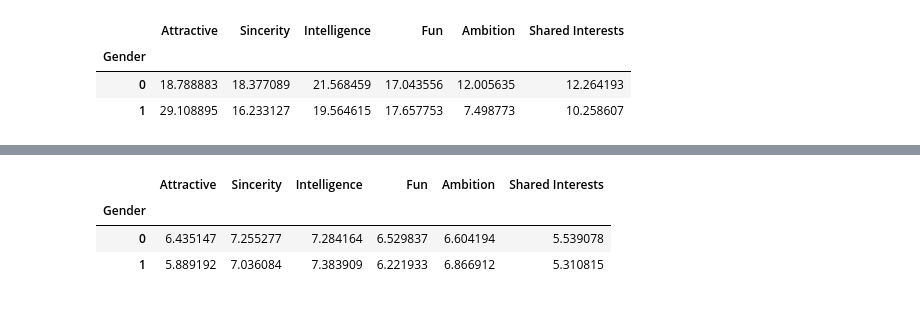
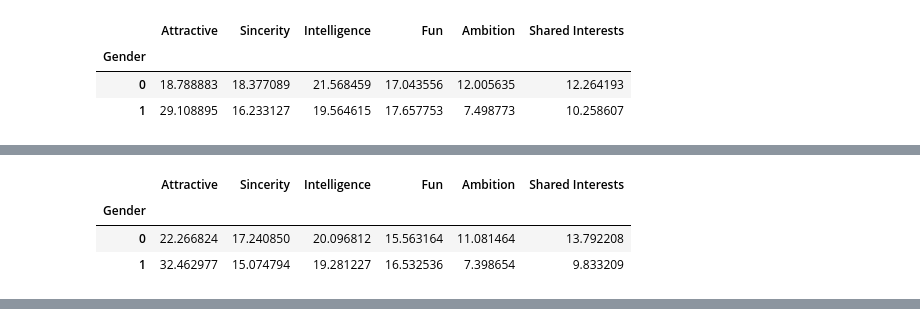
Before and after one commit to Nerdosth/SpeedDating, a Jupyter notebook: question2.ipynb, the cells around one changed output, grey strips where cells are left out. Cells and saved outputs as stored; diff of their text form; code cells hidden in the pictures.

```diff
--- a/question2.ipynb
+++ b/question2.ipynb
@@ -113 +120,14 @@ Gender_pref
+# %%
+post_date_pref_df = data_df[['Gender','Your Preference Attractive Post-Date',
+                        'Your Preference Sincere Post-Date','Your Preference Intelligence Post-Date',
+                        'Your Preference Fun Post-Date','Your Preference Ambition Post-Date',
+                        'Your Preference Shared Interests Post-Date']].groupby('Gender').mean()
+cols = ['Attractive','Sincerity','Intelligence','Fun','Ambition','Shared Interests']
+post_date_pref_df.columns = cols
+post_date_pref_df
+# %% [output]
+|  | Attractive | Sincerity | Intelligence | Fun | Ambition | Shared Interests |
+| Gender |  |  |  |  |  |  |
+| 0 | 22.266824 | 17.240850 | 20.096812 | 15.563164 | 11.081464 | 13.792208 |
+| 1 | 32.462977 | 15.074794 | 19.281227 | 16.532536 | 7.398654 | 9.833209 |
 # %%
@@ -120,13 +140,3 @@ fig = go.Figure(data=data1, layout=layout)
 py.iplot(fig, filename='barchart')
 # %% [output]
 [interactive output not drawn]
-# %%
-partner_rate = data_df[['Gender','Partner Rating Attractive','Partner Rating Sincere','Partner Rating Intelligence','Partner Rating Fun','Partner Rating Ambition','Partner Rating Shared Interests']].groupby('Gender').mean()
-cols = ['Attractive','Sincerity','Intelligence','Fun','Ambition','Shared Interests']
-partner_rate.columns = cols
-partner_rate
-# %% [output]
-|  | Attractive | Sincerity | Intelligence | Fun | Ambition | Shared Interests |
-| Gender |  |  |  |  |  |  |
-| 0 | 6.435147 | 7.255277 | 7.284164 | 6.529837 | 6.604194 | 5.539078 |
-| 1 | 5.889192 | 7.036084 | 7.383909 | 6.221933 | 6.866912 | 5.310815 |
```
Also changed, not shown: parts of 13 cells of this notebook.
